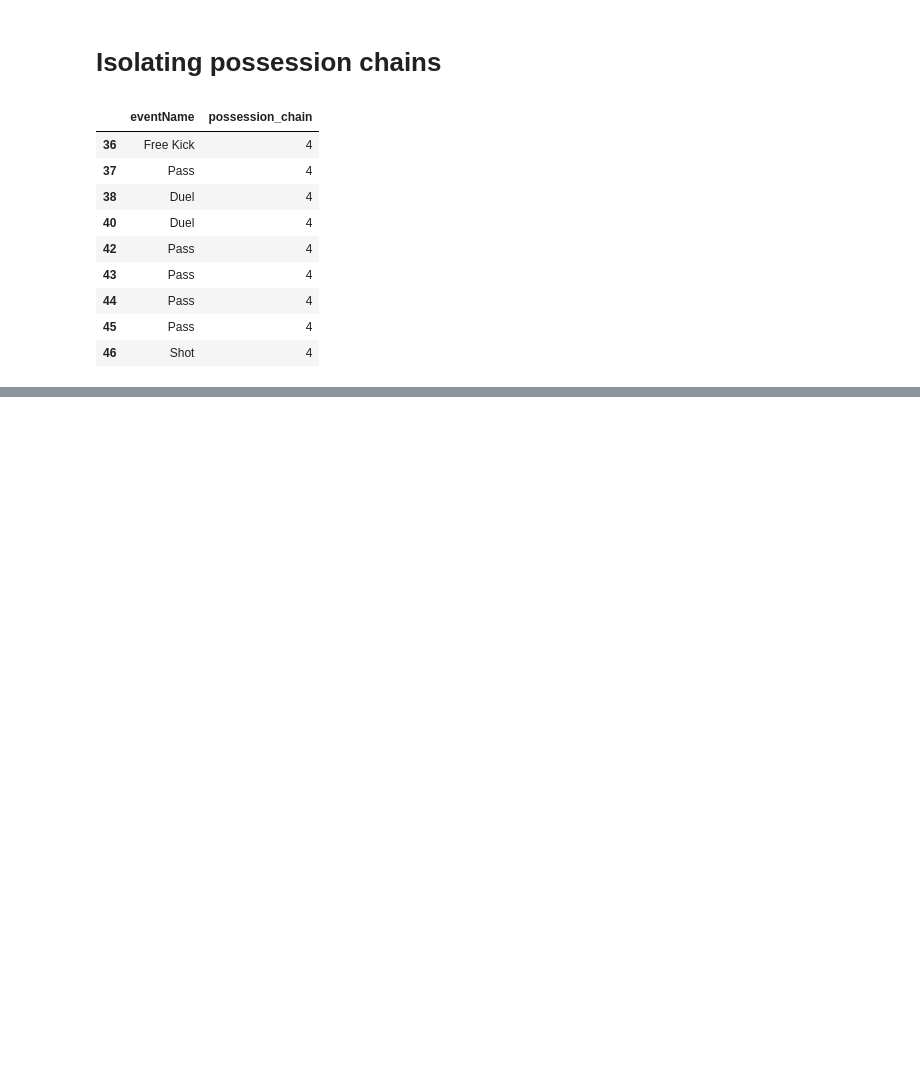
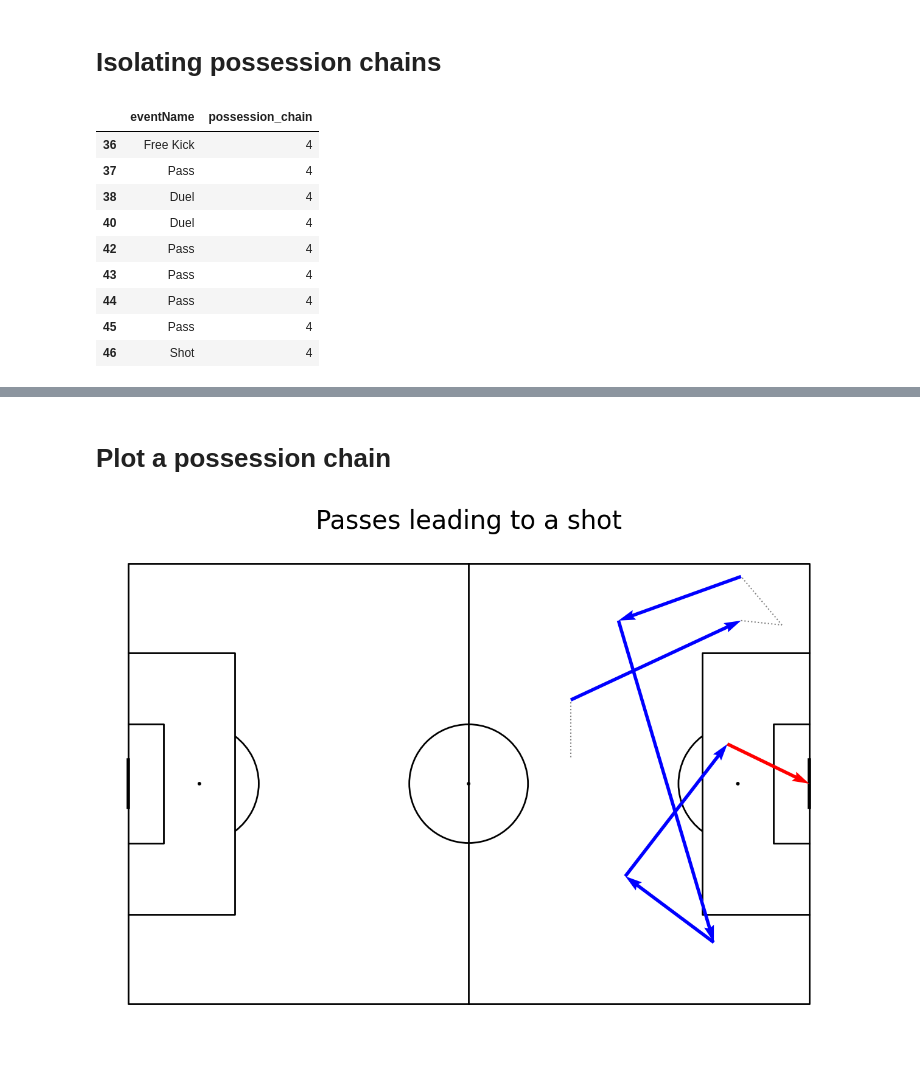
Before and after one commit to MarijnSt/soccermatics, a Jupyter notebook: 4-valuing-actions/1-5-possession-chains.ipynb, the cells around one changed output, grey strips where cells are left out. Saved outputs shown, nothing was run; the diff lists cells and outputs as text; code cells hidden in the pictures; blank space fills up the shorter version.

Commit message:
1.5 plot passing chain

```diff
--- a/4-valuing-actions/1-5-possession-chains.ipynb
+++ b/4-valuing-actions/1-5-possession-chains.ipynb
@@ -154,0 +162,20 @@ df[df["possession_chain"] == 4][["eventName", "possession_chain"]]
+# %%
+# Filter out events without end coordinates
+df = df[df.apply(lambda x: len(x["positions"]) == 2, axis = 1)]
+
+# Store coordinates in seperate columns
+df["x0"] = df["positions"].apply(lambda cell: (cell[0]["x"]) * 105/100)
+df["x1"] = df["positions"].apply(lambda cell: (cell[1]["x"]) * 105/100)
+df["c0"] = df["positions"].apply(lambda cell: abs(50 - cell[0]["y"]) * 68/100)
+df["c1"] = df["positions"].apply(lambda cell: abs(50 - cell[1]["y"]) * 68/100)
+
+# Assing correct coordinates to shot events
+df.loc[df["eventName"] == "Shot", "x1"] = 105
+df.loc[df["eventName"] == "Shot", "c1"] = 0
+
+# Set y coordinates (only used for plotting)
+df["y0"] = df["positions"].apply(lambda cell: (100 - cell[0]["y"]) * 68/100)
+df["y1"] = df["positions"].apply(lambda cell: (100 - cell[1]["y"]) * 68/100)
+df.loc[df["eventName"] == "Shot", "y1"] = 34
+
+df.head()
@@ -154,0 +190,31 @@ df[df["possession_chain"] == 4][["eventName", "possession_chain"]]
+# %% [markdown]
+# Plot a possession chain
+# %%
+# Get chain
+chain = df[df["possession_chain"] == 4]
+
+# Split passes and other events
+passes = chain[chain["eventName"] == "Pass"]
+not_passes = chain[chain["eventName"] != "Pass"]
+
+# Get shot (is the last event in chain)
+shot = chain.iloc[-1]
+
+# Init plot
+pitch = Pitch(line_color='black',pitch_type='custom', pitch_length=105, pitch_width=68, line_zorder = 2)
+fig, ax = pitch.grid(grid_height=0.9, title_height=0.06, axis=False,
+                     endnote_height=0.04, title_space=0, endnote_space=0)
+
+# Plot passes
+pitch.arrows(passes["x0"], passes["y0"], passes["x1"], passes["y1"], ax=ax["pitch"], color="blue", zorder=3)
+
+# Plot shot
+pitch.arrows(shot["x0"], shot["y0"], shot["x1"], shot["y1"], ax=ax["pitch"], color="red", zorder=3)
+
+# Plot other events
+pitch.lines(not_passes["x0"], not_passes["y0"], not_passes["x1"], not_passes["y1"], ax=ax["pitch"], color="grey", lw=1.5, ls="dotted")
+
+ax['title'].text(0.5, 0.5, 'Passes leading to a shot', ha='center', va='center', fontsize=30)
+plt.show()
+# %% [output]
+[figure, added]
```
Also changed, not shown: parts of 2 cells of this notebook.
